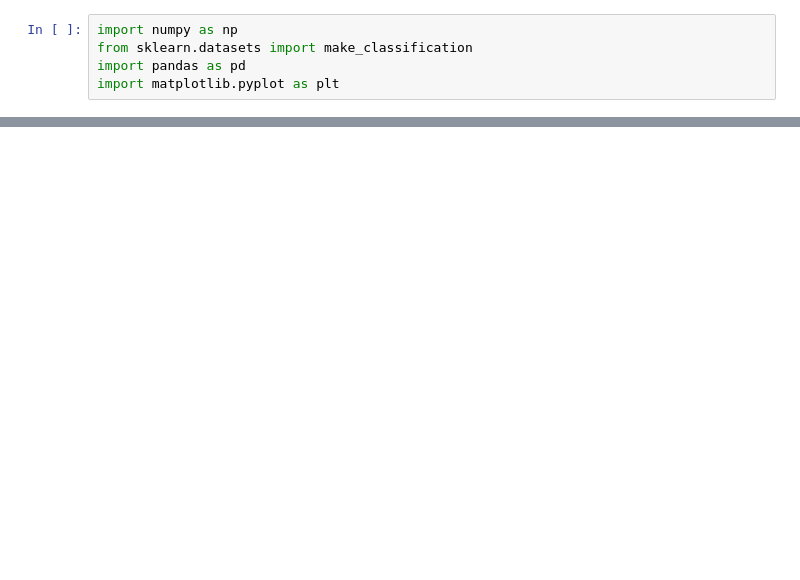
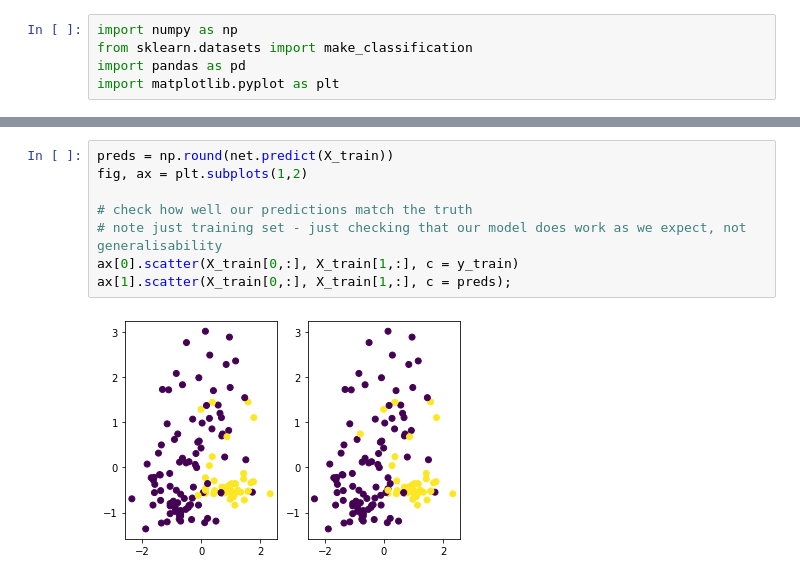
Before and after one commit to gdubbs100/dl_course, a Jupyter notebook: neural_network_from_scratch.ipynb, the cells around one changed output, grey strips where cells are left out. Saved outputs shown, nothing was run; the diff lists cells and outputs as text; blank space fills up the shorter version.

```diff
--- a/neural_network_from_scratch.ipynb
+++ b/neural_network_from_scratch.ipynb
@@ -134,0 +168,10 @@ pd.Series(results).plot()
+# %%
+preds = np.round(net.predict(X_train))
+fig, ax = plt.subplots(1,2)
+
+# check how well our predictions match the truth
+# note just training set - just checking that our model does work as we expect, not generalisability
+ax[0].scatter(X_train[0,:], X_train[1,:], c = y_train)
+ax[1].scatter(X_train[0,:], X_train[1,:], c = preds);
+# %% [output]
+[figure, added]
```
Also changed, not shown: parts of 12 cells of this notebook.
